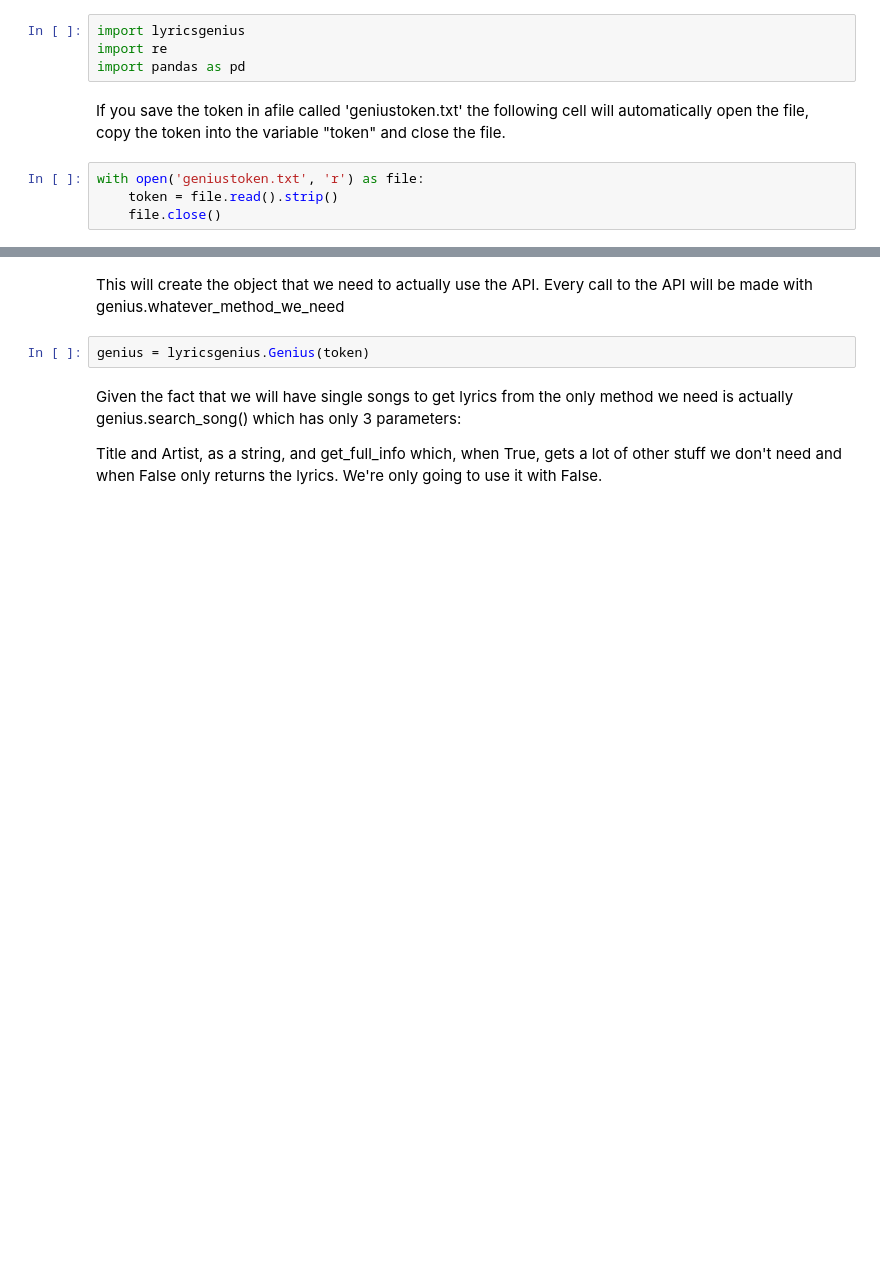
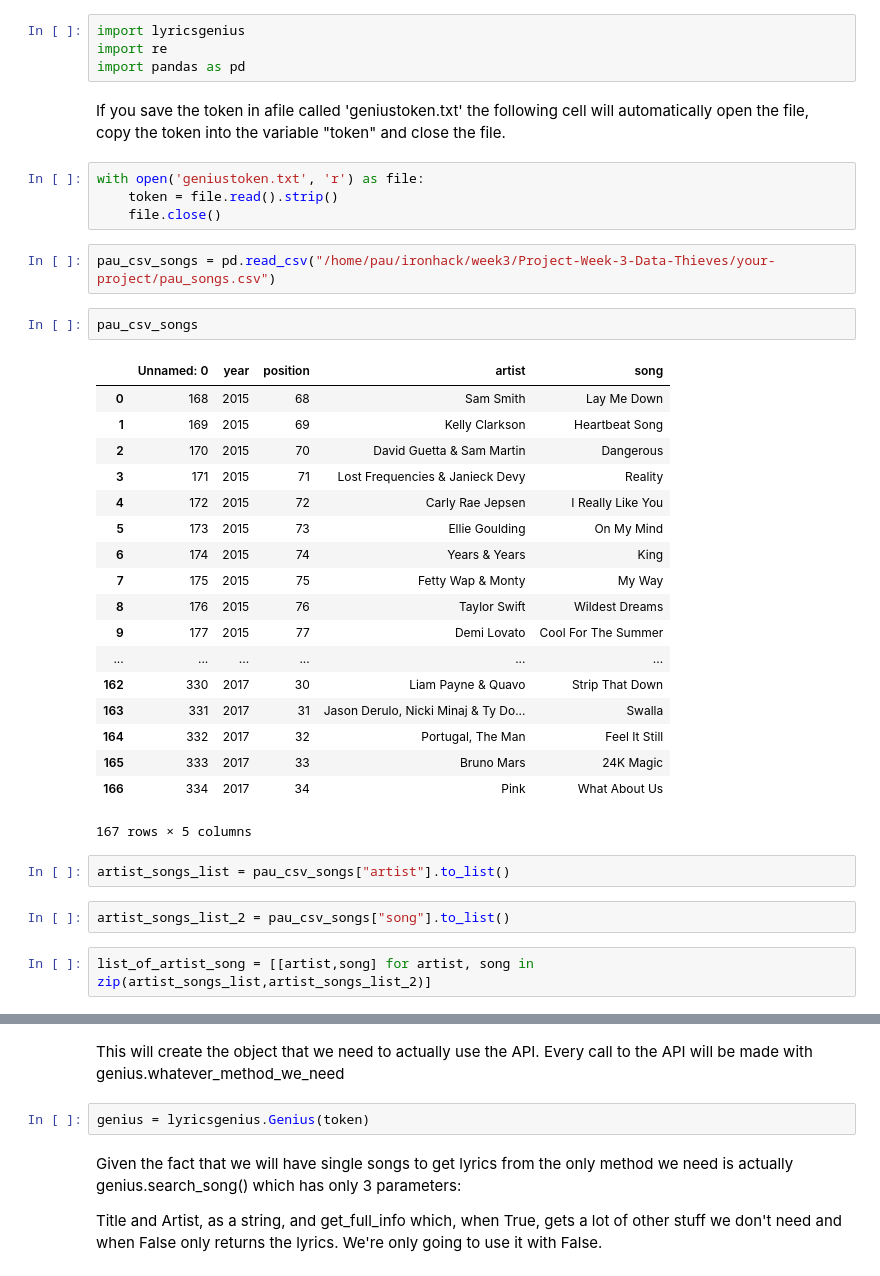
Before and after one commit to Sciabbala/Project-Week-3-Data-Thieves, a Jupyter notebook: your-project/Genius_API_lyrics_download.ipynb, the cells around one changed output, grey strips where cells are left out. Cells and saved outputs as stored; diff of their text form; blank space fills up the shorter version.

Commit message:
lyrics songs pau

```diff
--- a/your-project/Genius_API_lyrics_download.ipynb
+++ b/your-project/Genius_API_lyrics_download.ipynb
@@ -13,3 +13,32 @@ If you save the token in afile called 'geniustoken.txt' the following cell will
 with open('geniustoken.txt', 'r') as file:
     token = file.read().strip()
     file.close()
+# %%
+pau_csv_songs = pd.read_csv("/home/pau/ironhack/week3/Project-Week-3-Data-Thieves/your-project/pau_songs.csv")
+# %%
+pau_csv_songs
+# %% [output]
+|  | Unnamed: 0 | year | position | artist | song |
+| 0 | 168 | 2015 | 68 | Sam Smith | Lay Me Down |
+| 1 | 169 | 2015 | 69 | Kelly Clarkson | Heartbeat Song |
+| 2 | 170 | 2015 | 70 | David Guetta & Sam Martin | Dangerous |
+| 3 | 171 | 2015 | 71 | Lost Frequencies & Janieck Devy | Reality |
+| 4 | 172 | 2015 | 72 | Carly Rae Jepsen | I Really Like You |
+| 5 | 173 | 2015 | 73 | Ellie Goulding | On My Mind |
+| 6 | 174 | 2015 | 74 | Years & Years | King |
+| 7 | 175 | 2015 | 75 | Fetty Wap & Monty | My Way |
+| 8 | 176 | 2015 | 76 | Taylor Swift | Wildest Dreams |
+| 9 | 177 | 2015 | 77 | Demi Lovato | Cool For The Summer |
+| ... | ... | ... | ... | ... | ... |
+| 162 | 330 | 2017 | 30 | Liam Payne & Quavo | Strip That Down |
+| 163 | 331 | 2017 | 31 | Jason Derulo, Nicki Minaj & Ty Do... | Swalla |
+| 164 | 332 | 2017 | 32 | Portugal, The Man | Feel It Still |
+| 165 | 333 | 2017 | 33 | Bruno Mars | 24K Magic |
+| 166 | 334 | 2017 | 34 | Pink | What About Us |
+167 rows × 5 columns
+# %%
+artist_songs_list = pau_csv_songs["artist"].to_list()
+# %%
+artist_songs_list_2 = pau_csv_songs["song"].to_list()
+# %%
+list_of_artist_song = [[artist,song] for artist, song in zip(artist_songs_list,artist_songs_list_2)]
```
Also changed, not shown: parts of 14 cells of this notebook.
